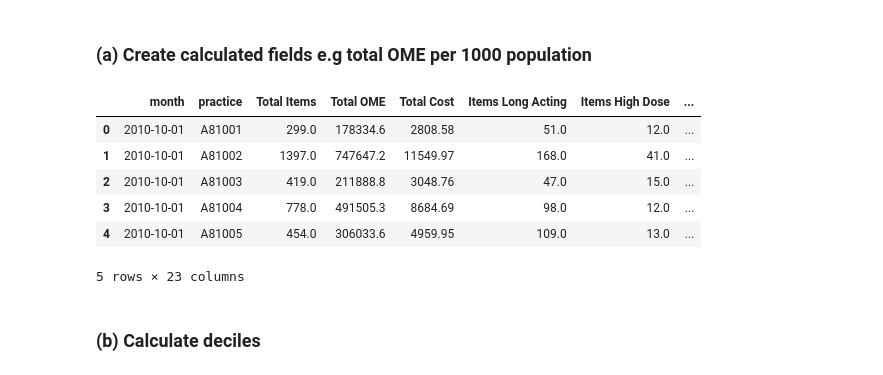
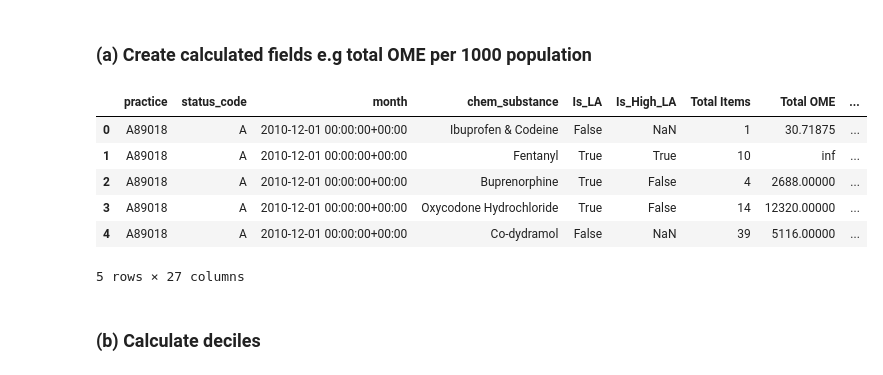
Before and after one commit to ebmdatalab/opioid_prescribing_paper, a Jupyter notebook: analysis/Opioids - updated analysis.ipynb, the cells around one changed output. Cells and saved outputs as stored; diff of their text form; code cells hidden in the pictures.

Commit message:
[WIP] Make notebook runnable without data dependencies

```diff
--- a/analysis/Opioids - updated analysis.ipynb
+++ b/analysis/Opioids - updated analysis.ipynb
@@ -717,49 +763,46 @@ tab.head()
 # %% [markdown]
 ### (a) Create calculated fields e.g total OME per 1000 population
+# %%
+
+df = df1.copy()
+
+# tidy data
+df = df.drop(["pct","quantity","net_cost"],axis=1).reset_index(drop=True)
+
+# create columns for high dose and long acting OME
+df.loc[df["Is_LA"]==True,"Items Long Acting"] = df["items"]
+df.loc[df["Is_High_LA"]==True,"Items High Dose"] = df["items"]
+df.loc[df["Is_LA"]==True,"OME Long Acting"] = df["total_ome"]
+df.loc[df["Is_High_LA"]==True,"OME High Dose"] = df["total_ome"]
+df.loc[df["Is_LA"]==True,"Cost Long Acting"] = df["actual_cost"]
+df.loc[df["Is_High_LA"]==True,"Cost High Dose"] = df["actual_cost"]
 # %%
-
-df = df1.copy()
-
-# tidy data
-df = df.drop(["pct","Is_High_LA","Is_LA","quantity","net_cost"],axis=1).reset_index(drop=True)
-
-# create columns for high dose and long acting OME
-df.loc[df["LA"]==True,"Items Long Acting"] = df["items"]
-df.loc[df["High_LA"]==True,"Items High Dose"] = df["items"]
-df.loc[df["LA"]==True,"OME Long Acting"] = df["total_ome"]
-df.loc[df["High_LA"]==True,"OME High Dose"] = df["total_ome"]
-df.loc[df["LA"]==True,"Cost Long Acting"] = df["actual_cost"]
-df.loc[df["High_LA"]==True,"Cost High Dose"] = df["actual_cost"]
-
-df = df.fillna(0).drop(["LA","High_LA"],axis=1)
-df = df.groupby(["month","practice"]).sum().reset_index()
-
 df2 = df.rename(columns={"total_ome":"Total OME",
                           "items":"Total Items",
                           "actual_cost":"Total Cost"})
 
 df2 = df2.merge(pop[["practice","month","total_list_size"]], on=["practice","month"])
 df2["Percent high dose (by OME)"] = 100*df2["OME High Dose"]/df2["OME Long Acting"]
 df2["Percent high dose (by items)"] = 100*df2["Items High Dose"]/df2["Items Long Acting"]
 df2["Total OME (per 1000)"] = 1000*df2["Total OME"]/df2.total_list_size
 df2["Total items (per 1000)"] = 1000*df2["Total Items"]/df2.total_list_size
 df2["Total cost (per 1000)"] = 1000*df2["Total Cost"]/df2.total_list_size
 df2["Cost high dose opioids (per 1000)"] = 1000*df2["Cost High Dose"]/df2.total_list_size
 df2["Cost high dose opioids (per item)"] = df2["Cost High Dose"]/df2["Items High Dose"]
 
 df2["High dose items (per 1000)"] = 1000*df2["Items High Dose"]/df2.total_list_size
 df2["Long acting items (per 1000)"] = 1000*df2["Items Long Acting"]/df2.total_list_size
 df2["High dose OME (per 1000)"] = 1000*df2["OME High Dose"]/df2.total_list_size
 df2["Long acting OME (per 1000)"] = 1000*df2["OME Long Acting"]/df2.total_list_size
 df2.head()
 # %% [output]
-|  | month | practice | Total Items | Total OME | Total Cost | Items Long Acting | Items High Dose | ... |
-| 0 | 2010-10-01 | A81001 | 299.0 | 178334.6 | 2808.58 | 51.0 | 12.0 | ... |
-| 1 | 2010-10-01 | A81002 | 1397.0 | 747647.2 | 11549.97 | 168.0 | 41.0 | ... |
-| 2 | 2010-10-01 | A81003 | 419.0 | 211888.8 | 3048.76 | 47.0 | 15.0 | ... |
-| 3 | 2010-10-01 | A81004 | 778.0 | 491505.3 | 8684.69 | 98.0 | 12.0 | ... |
-| 4 | 2010-10-01 | A81005 | 454.0 | 306033.6 | 4959.95 | 109.0 | 13.0 | ... |
+|  | practice | status_code | month | chem_substance | Is_LA | Is_High_LA | Total Items | Total OME | ... |
+| 0 | A89018 | A | 2010-12-01 00:00:00+00:00 | Ibuprofen & Codeine | False | NaN | 1 | 30.71875 | ... |
+| 1 | A89018 | A | 2010-12-01 00:00:00+00:00 | Fentanyl | True | True | 10 | inf | ... |
+| 2 | A89018 | A | 2010-12-01 00:00:00+00:00 | Buprenorphine | True | False | 4 | 2688.00000 | ... |
+| 3 | A89018 | A | 2010-12-01 00:00:00+00:00 | Oxycodone Hydrochloride | True | False | 14 | 12320.00000 | ... |
+| 4 | A89018 | A | 2010-12-01 00:00:00+00:00 | Co-dydramol | False | NaN | 39 | 5116.00000 | ... |
-5 rows × 23 columns
+5 rows × 27 columns
 # %% [markdown]
 ### (b) Calculate deciles
 # %%
```
Also changed, not shown: parts of 30 cells of this notebook, 12 other files.
